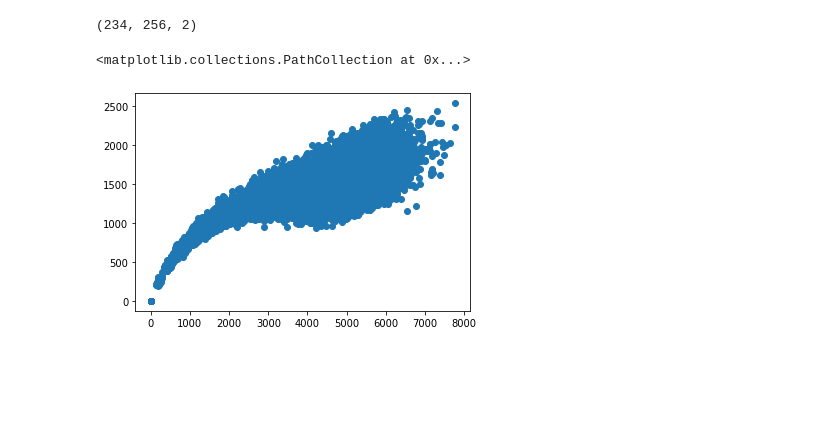
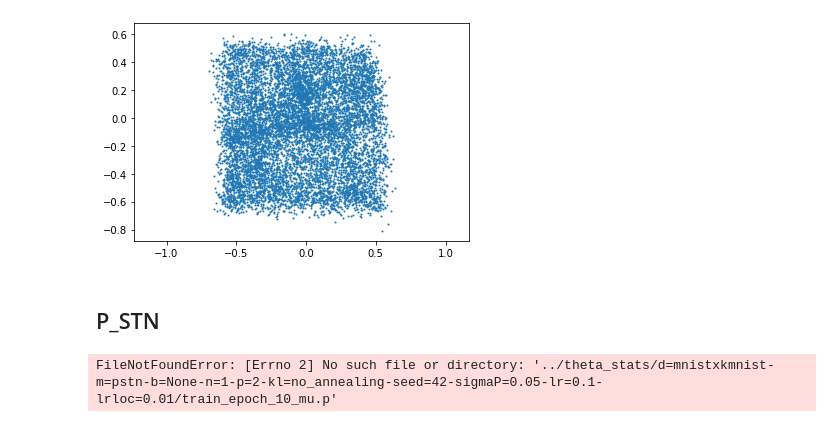
Before and after one commit to FrederikWarburg/pSTN-baselines, a Jupyter notebook: notebooks/25_05_recover_thetas.ipynb, the cells around one changed output. Drawn from its saved outputs; the diff is of its cells as text; code cells hidden in the pictures; blank space fills up the shorter version.

```diff
--- a/notebooks/25_05_recover_thetas.ipynb
+++ b/notebooks/25_05_recover_thetas.ipynb
@@ -20 +58,7 @@ train_epoch_13       train_epoch_5_mu.p
+# %%
+plot_learned_params(stn_test_mu)
+# %% [output]
+[figure, added]
+# %% [markdown]
+## P_STN
 # %%
@@ -22,4 +65,0 @@ theta_mu = pickle.load(open('../theta_stats/d=mnistxkmnist-m=stn-b=None-n=1-p=2-
-# %%
-theta_mu.shape
-# %% [output]
-(234, 256, 2)
@@ -28,5 +66,9 @@ theta_mu = theta_mu.reshape((-1, 2))
-# %%
-plt.scatter(theta_mu[:, 0], theta_mu[:, 1])
-# %% [output]
-<matplotlib.collections.PathCollection at 0x...>
-[figure, removed]
+# %%
+pstn_train_0_mu = load_learned_params(pstn_path, 'train_epoch_0_mu.p')
+pstn_train_1_mu = load_learned_params(pstn_path, 'train_epoch_1_mu.p')
+pstn_train_5_mu = load_learned_params(pstn_path, 'train_epoch_5_mu.p')
+pstn_train_10_mu = load_learned_params(pstn_path, 'train_epoch_10_mu.p')
+pstn_train_14_mu = load_learned_params(pstn_path, 'train_epoch_14_mu.p')
+pstn_test_mu = load_learned_params(pstn_path, 'test_mu.p')
+# %% [output]
+FileNotFoundError: [Errno 2] No such file or directory: '../theta_stats/d=mnistxkmnist-m=pstn-b=None-n=1-p=2-kl=no_annealing-seed=42-sigmaP=0.05-lr=0.1-lrloc=0.01/train_epoch_10_mu.p'
```
Also changed, not shown: parts of 9 cells of this notebook, 15 other files.
